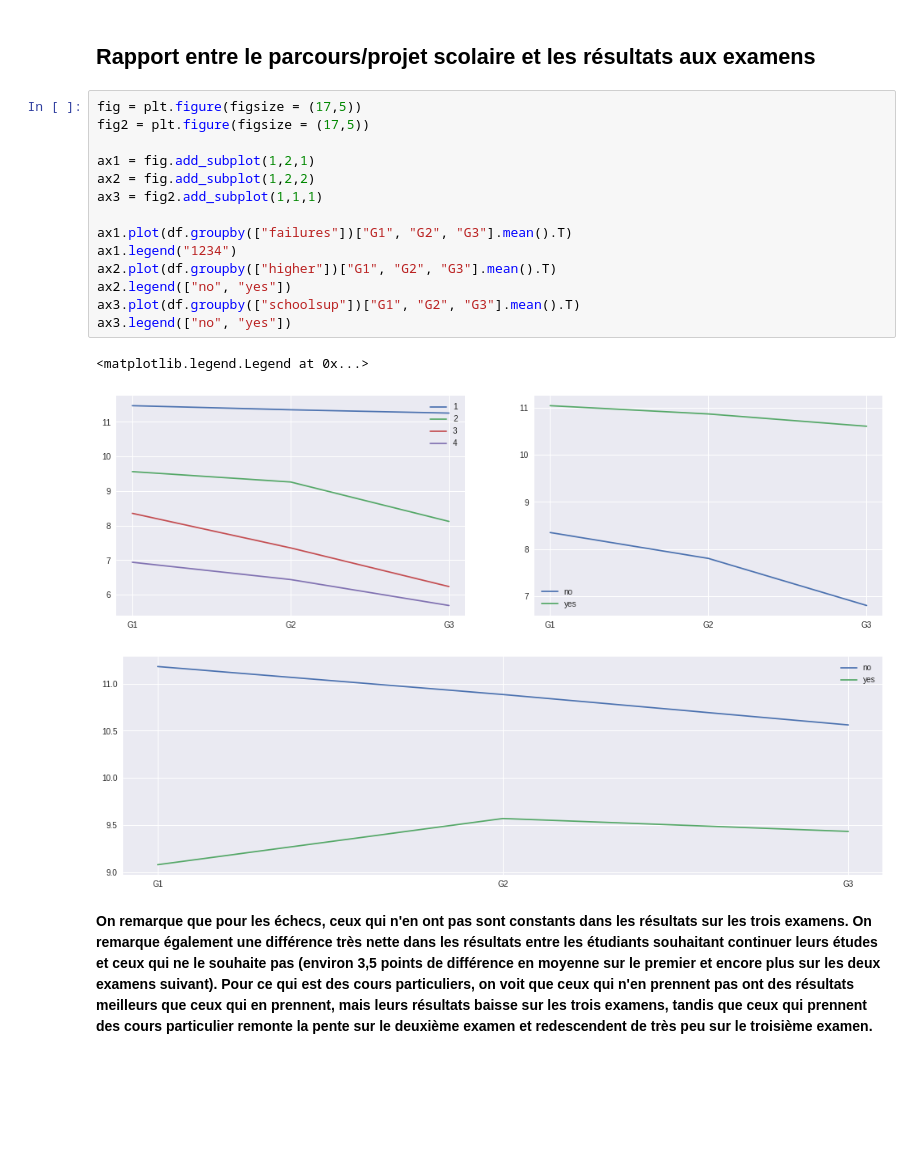
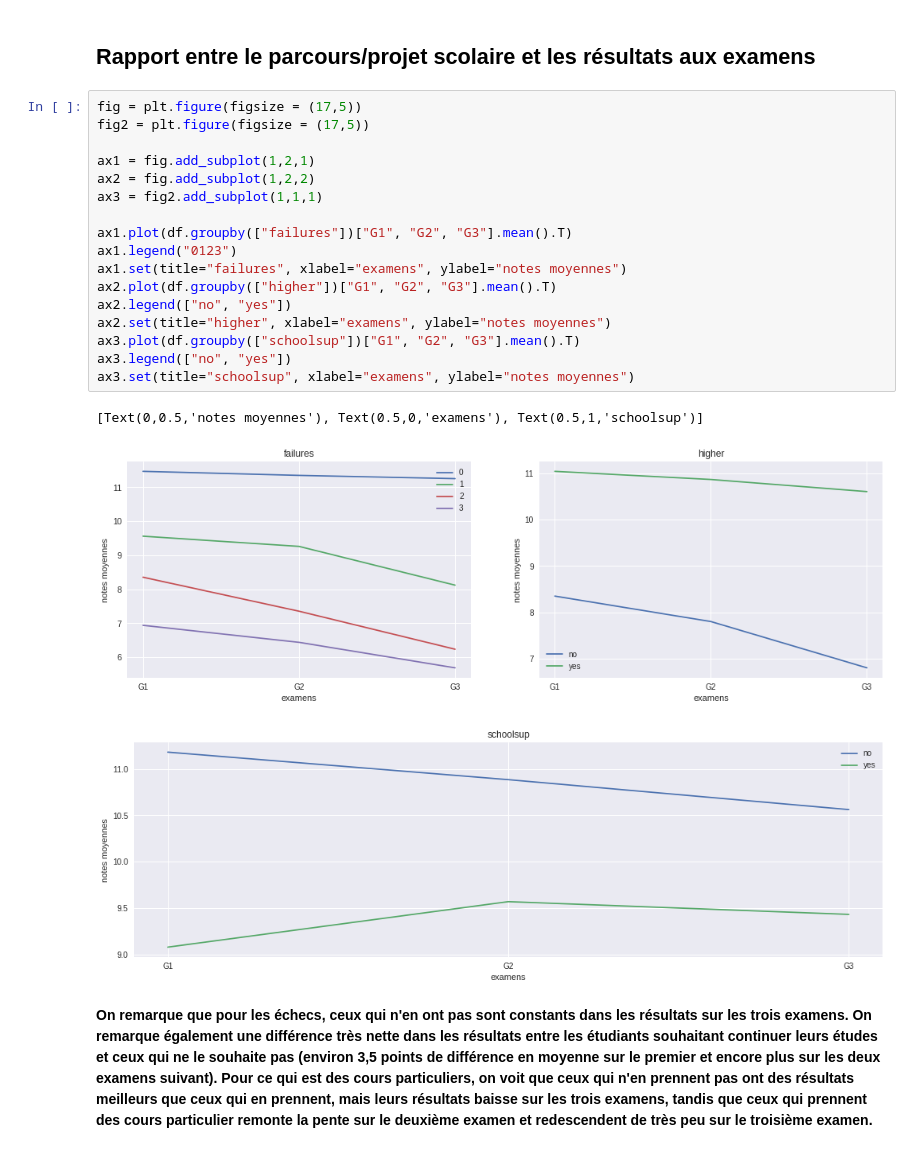
Before and after one commit to SchuckVincent/Data-Science, a Jupyter notebook: EDA_Portugal.ipynb, the cells around one changed output. Drawn from its saved outputs; the diff is of its cells as text; blank space fills up the shorter version.

```diff
--- a/EDA_Portugal.ipynb
+++ b/EDA_Portugal.ipynb
@@ -360,21 +360,24 @@ df.groupby(["age", "failures"])["G1", "G2", "G3"].mean().T.plot.bar(figsize=(17,
 # %%
 fig = plt.figure(figsize = (17,5))
 fig2 = plt.figure(figsize = (17,5))
 
 ax1 = fig.add_subplot(1,2,1)
 ax2 = fig.add_subplot(1,2,2)
 ax3 = fig2.add_subplot(1,1,1)
 
 ax1.plot(df.groupby(["failures"])["G1", "G2", "G3"].mean().T)
-ax1.legend("1234")
+ax1.legend("0123")
+ax1.set(title="failures", xlabel="examens", ylabel="notes moyennes")
 ax2.plot(df.groupby(["higher"])["G1", "G2", "G3"].mean().T)
 ax2.legend(["no", "yes"])
+ax2.set(title="higher", xlabel="examens", ylabel="notes moyennes")
 ax3.plot(df.groupby(["schoolsup"])["G1", "G2", "G3"].mean().T)
 ax3.legend(["no", "yes"])
+ax3.set(title="schoolsup", xlabel="examens", ylabel="notes moyennes")
 # %% [output]
-<matplotlib.legend.Legend at 0x...>
+[Text(0,0.5,'notes moyennes'), Text(0.5,0,'examens'), Text(0.5,1,'schoolsup')]
-[figure, old version]
+[figure, new version]
-[figure, old version]
+[figure, new version]
 # %% [markdown]
 **On remarque que pour les échecs, ceux qui n'en ont pas sont constants dans les résultats sur les trois examens. On remarque également une différence très nette dans les résultats entre les étudiants souhaitant continuer leurs études et ceux qui ne le souhaite pas (environ 3,5 points de différence en moyenne sur le premier et encore plus sur les deux examens suivant). Pour ce qui est des cours particuliers, on voit que ceux qui n'en prennent pas ont des résultats meilleurs que ceux qui en prennent, mais leurs résultats baisse sur les trois examens, tandis que ceux qui prennent des cours particulier remonte la pente sur le deuxième examen et redescendent de très peu sur le troisième examen.**
 # %% [markdown]
```
